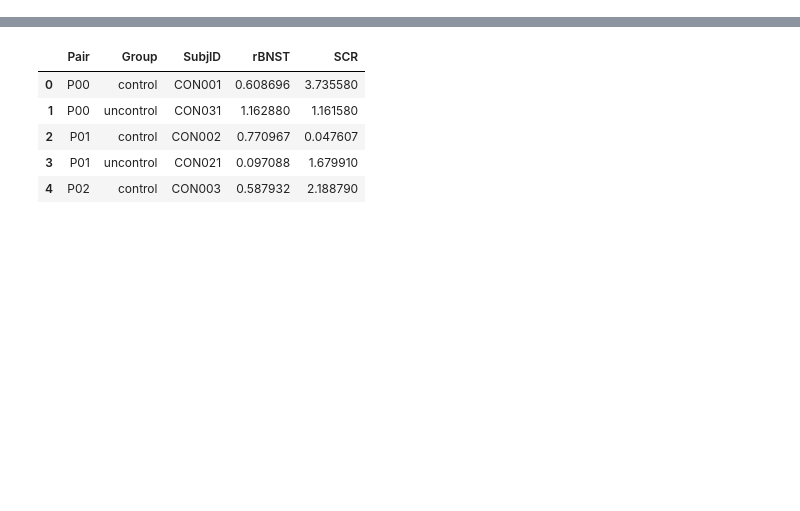
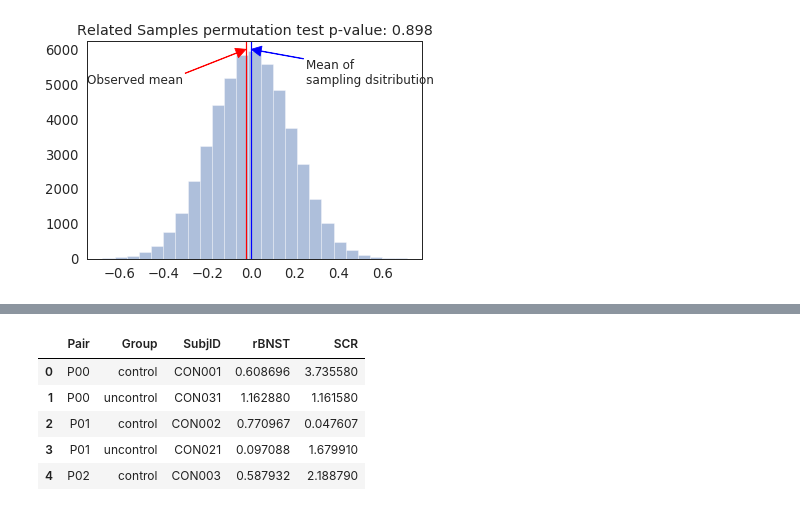
Before and after one commit to chirag90in/eCON_old, a Jupyter notebook: eCON/06b-SCR_analysis.ipynb, the cells around one changed output, grey strips where cells are left out. Saved outputs shown, nothing was run; the diff lists cells and outputs as text; code cells hidden in the pictures; blank space fills up the shorter version.

```diff
--- a/eCON/06b-SCR_analysis.ipynb
+++ b/eCON/06b-SCR_analysis.ipynb
@@ -60,0 +127,11 @@ else:
+# %%
+def rel_samp_perm_test(treatment,control,n_perms):
+    n, k, samp_dist = len(treatment), 0, []
+    alt_obs = abs(np.mean(np.subtract(treatment,control)))
+    scr = np.stack([treatment,control],axis=0) # making a 2 X num_samples array
+    for j in range(n_perms):
+        null_obs = np.mean(np.array([np.random.choice([-1,1]) for i in range(n)])*(scr[0,:]-scr[1,:]))
+        samp_dist.append(null_obs)
+        k += abs(null_obs) > alt_obs
+
+    return(samp_dist,(k+1)/(n_perms+1))
@@ -60,0 +145,19 @@ else:
+# %%
+_=plt.hist(samp_dist,bins=25,alpha=0.45)
+plt.axvline(x=np.mean(uncon_scr-con_scr),c='red',label='Observed mean')
+plt.axvline(x=np.mean(samp_dist),c='blue',label='Mean of \nsampling dsitribution')
+plt.annotate('Observed mean',
+             xy=(np.mean(uncon_scr-con_scr),6000),
+             xytext=(-0.75,5000), arrowprops={'color':'red','width':0.5,
+                                              'headwidth':10,
+                                              'headlength':10},
+             fontsize=12)
+_=plt.annotate('Mean of \nsampling dsitribution',
+             xy=(np.mean(samp_dist),6000),
+             xytext=(0.25,5000), arrowprops={'color':'blue','width':0.5,
+                                              'headwidth':10,
+                                              'headlength':10},
+             fontsize=12)
+_=plt.title('Related Samples permutation test p-value: %.3f' %(p_val))
+# %% [output]
+[figure, added]
```
Also changed, not shown: parts of 20 cells of this notebook, 1 other file.
